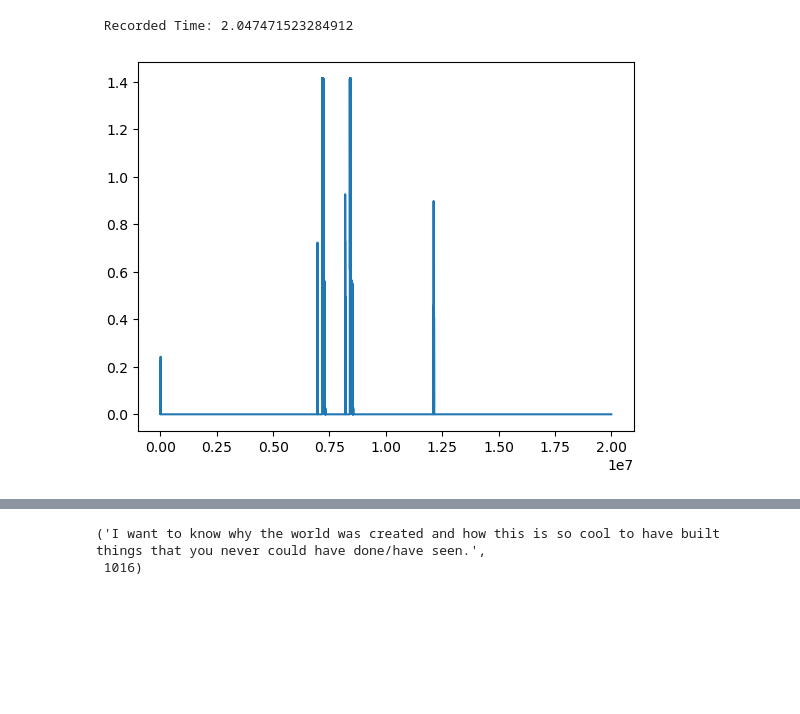
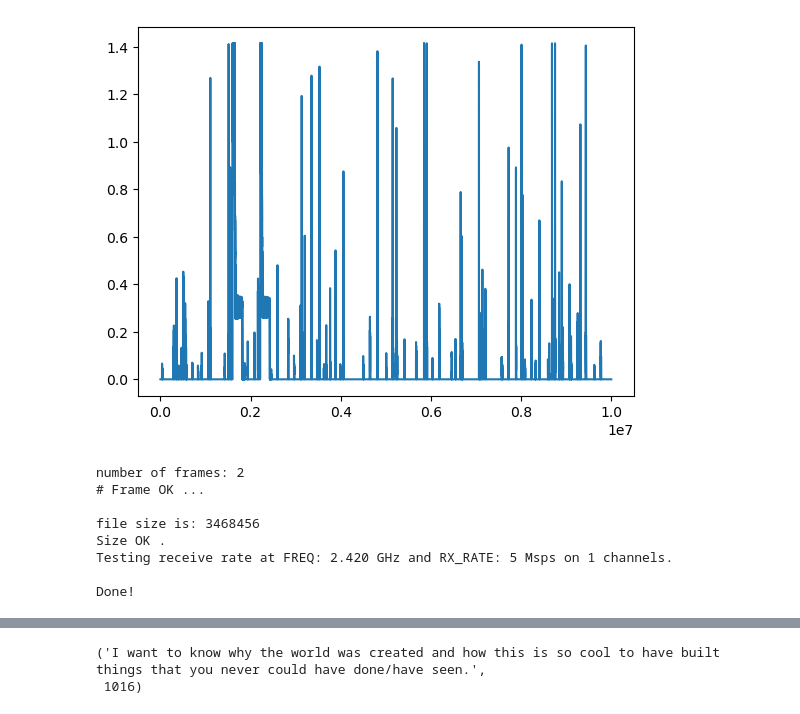
Before and after one commit to mkashani-phd/Secure_Wireless_Relay, a Jupyter notebook: rx.ipynb, the cells around one changed output, grey strips where cells are left out. Cells and saved outputs as stored; diff of their text form; code cells hidden in the pictures; blank space fills up the shorter version.

```diff
--- a/rx.ipynb
+++ b/rx.ipynb
@@ -9,19 +9,6 @@ import sys
 
 import dataProcessing
 utills = dataProcessing.Utills()
-
-
-mimo = False
-samps_per_packet = 1950
-file_name = "test"
-
-acq_time = 2 # in second
-
-Fc = 2.5e9# Hz
-Fs = 10e6
-gain = 0.0 # dBs
-LINIENT = 10
-
 
 
 #load the configuration file
@@ -39,8 +26,19 @@ PREAMBLE = config['PREAMBLE']
 PAYLOAD = config['PAYLOAD']
 
 
-FFT_SIZE = int(TX_SPS * Fs/TX_RATE)
+
+
+
+RX_RATE = 5e6
+LINIENT = 3
+mimo = False
+file_name = "test"
+acq_time = 2 # in second
+
+FFT_SIZE = int(TX_SPS * RX_RATE/TX_RATE)
 Freq_deviation_precentage = 5/100
+
+gain = "agc"
 
 # THRESHOLD = 0
 
@@ -53,7 +51,7 @@ maxSize = 99.99e6
 minFrames = 2
 maxFrames = 40
 
-minFrameSize = 1000* TX_SPS * Fs/TX_RATE
+minFrameSize = 1000* TX_SPS * RX_RATE/TX_RATE
 
 
 
@@ -64,14 +62,31 @@ if mimo:
 else:
     chnls = [0]
 
+# save the configuration
+config['RX_RATE'] = RX_RATE
+config['LINIENT'] = LINIENT
+config['mimo'] = mimo
+config['file_name'] = file_name
+config['acq_time'] = acq_time
+config['FFT_SIZE'] = FFT_SIZE
+config['Freq_deviation_precentage'] = Freq_deviation_precentage
+config['inChamber'] = inChamber
+config['minSize'] = minSize
+config['maxSize'] = maxSize
+config['minFrames'] = minFrames
+config['maxFrames'] = maxFrames
+config['minFrameSize'] = minFrameSize
+
+
+
 args = "serial=8000182"
 usrp = uhd.usrp.MultiUSRP(args=args)
 # uhd.usrp.SubdevSpec("0:A  1:D")
 
 
 
-# this might change later due to wrong Fc or Fs selection and actual value will be replaced
-file = file_name + "_"+str(np.round(Fc,2))+"_"+str(np.round(Fs,2))+"_"+str(gain)+"_"+str(acq_time) + "_"+ str(inChamber)+"_.iq"
+# this might change later due to wrong FREQ or RX_RATE selection and actual value will be replaced
+file = file_name + "_"+str(np.round(FREQ,2))+"_"+str(np.round(RX_RATE,2))+"_"+str(gain)+"_"+str(acq_time) + "_"+ str(inChamber)+"_.iq"
 
 def _config_streamer(usrp,chnls,spp = None):
     st_args = uhd.usrp.StreamArgs("fc32", "sc16")
@@ -84,7 +99,7 @@ def _config_streamer(usrp,chnls,spp = None):
 def _batch_init(streamer,batch_size = None):
     if batch_size is None:
         batch_size = streamer.get_max_num_samps()
-    nr_batches= int(acq_time * Fs / batch_size)
+    nr_batches= int(acq_time * RX_RATE / batch_size)
     return batch_size, nr_batches
 
 def _start_stream(streamer,batch_size):
@@ -114,9 +129,9 @@ def record(Linient = 30):
     metadata = uhd.types.RXMetadata()
 
     for chnl in chnls:
-        usrp.set_rx_rate(Fs, chnl)
-        usrp.set_rx_freq(uhd.libpyuhd.types.tune_request(Fc), chnl)
-        usrp.set_rx_gain(gain, chnl)
+        usrp.set_rx_rate(RX_RATE, chnl)
+        usrp.set_rx_freq(uhd.libpyuhd.types.tune_request(FREQ), chnl)
+        # usrp.set_rx_gain(gain, chnl)
 
     usrp.set_rx_agc(True, 0)
 
@@ -124,8 +139,8 @@ def record(Linient = 30):
 
     #updating file name if mimo
     if mimo:
-        file1 = file_name + "_"+str(usrp.get_rx_freq())+"_"+str(usrp.get_rx_rate())+"_"+str(gain)+"_"+str(acq_time) + "_"+ str(inChamber)+"_1.iq"
-        file2 = file_name + "_"+str(usrp.get_rx_freq())+"_"+str(usrp.get_rx_rate())+"_"+str(gain)+"_"+str(acq_time) + "_"+ str(inChamber)+"_2.iq"
+        file1 = file_name + "_"+str(np.round(usrp.get_rx_freq(),2))+"_"+str(np.round(usrp.get_rx_rate(),2))+"_"+str(gain)+"_"+str(acq_time) + "_"+ str(inChamber)+"_1.iq"
+        file2 = file_name + "_"+str(np.round(usrp.get_rx_freq(),2))+"_"+str(np.round(usrp.get_rx_rate(),2))+"_"+str(gain)+"_"+str(acq_time) + "_"+ str(inChamber)+"_2.iq"
         f1 = open(file1,"wb")
         f2 = open(file2,"wb")
 
@@ -144,7 +159,7 @@ def record(Linient = 30):
         return streamer, file1, file2
 
     else:
-        file = file_name + "_"+str(usrp.get_rx_freq())+"_"+str(usrp.get_rx_rate())+"_"+str(gain)+"_"+str(acq_time) + "_"+ str(inChamber)+"_.iq"
+        file = file_name + "_"+str(np.round(usrp.get_rx_freq(),2))+"_"+str(np.round(usrp.get_rx_rate(),2))+"_"+str(gain)+"_"+str(acq_time) + "_"+ str(inChamber)+"_.iq"
         f = open(file,"wb")
 
         start = time.time()
@@ -159,7 +174,7 @@ def record(Linient = 30):
                             fft[int(1-Freq_deviation_precentage*batch_size):]
                             ]
                         )
-                    ) > 2*2*Freq_deviation_precentage*np.sum(fft[int(Freq_deviation_precentage*batch_size): int(1-Freq_deviation_precentage*batch_size)]):
+                    ) > 1.4*2*Freq_deviation_precentage*np.sum(fft[int(Freq_deviation_precentage*batch_size): int(1-Freq_deviation_precentage*batch_size)]):
                 recv_buffer[0].tofile(f)
                 cnt = 0
             else:
@@ -223,7 +238,7 @@ if mimo:
 else:
     file_santizer(file=files,minSize = minSize,maxSize = maxSize,minFrames = minFrames,maxFrames = maxFrames, minFrameSize= minFrameSize)
 
-print("Testing receive rate at Fc: {:.3f} GHz and Fs: {:.0f} Msps on {:d} channels.".format(
+print("Testing receive rate at FREQ: {:.3f} GHz and RX_RATE: {:.0f} Msps on {:d} channels.".format(
     usrp.get_rx_freq()/1e9, usrp.get_rx_rate()/1e6, streamer.get_num_channels()))
 print("\nDone!")
 # %% [output]
@@ -231,2 +246,9 @@ print("\nDone!")
+[figure, new version]
- Recorded Time: 2.047471523284912
+number of frames: 2
+# Frame OK ...
+
+file size is: 3468456
+Size OK .
+Testing receive rate at FREQ: 2.420 GHz and RX_RATE: 5 Msps on 1 channels.
+
+Done!
-[figure, old version]
```
Also changed, not shown: parts of 4 cells of this notebook, 2 other files.
